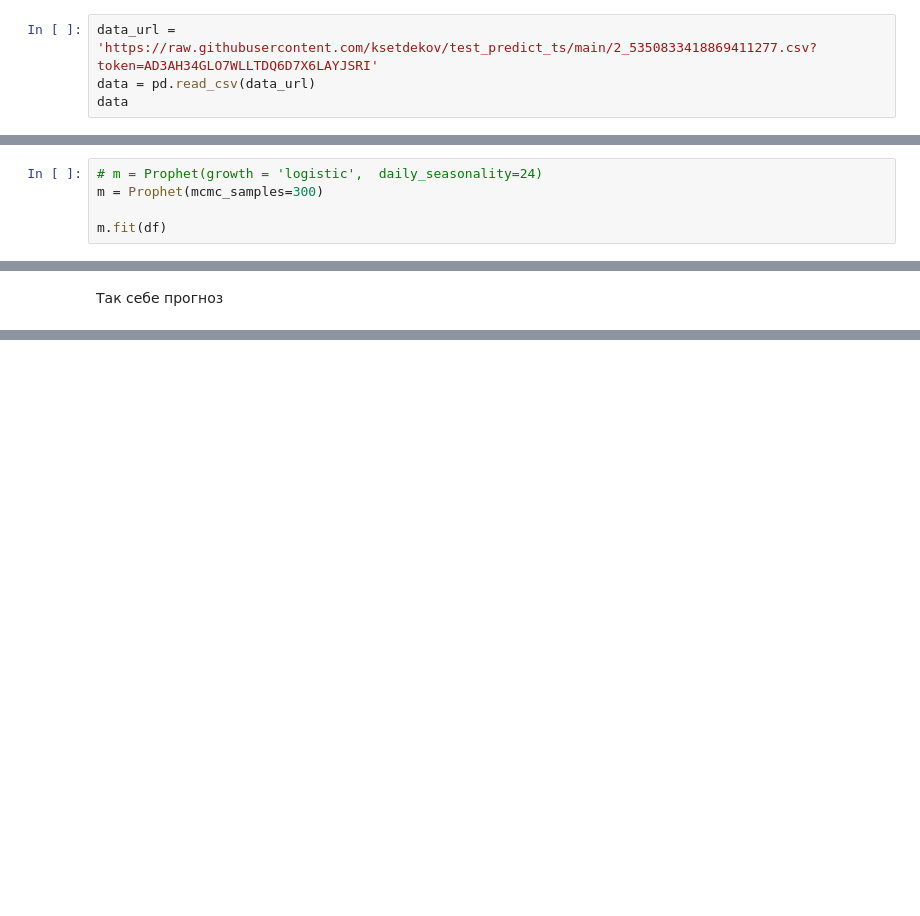
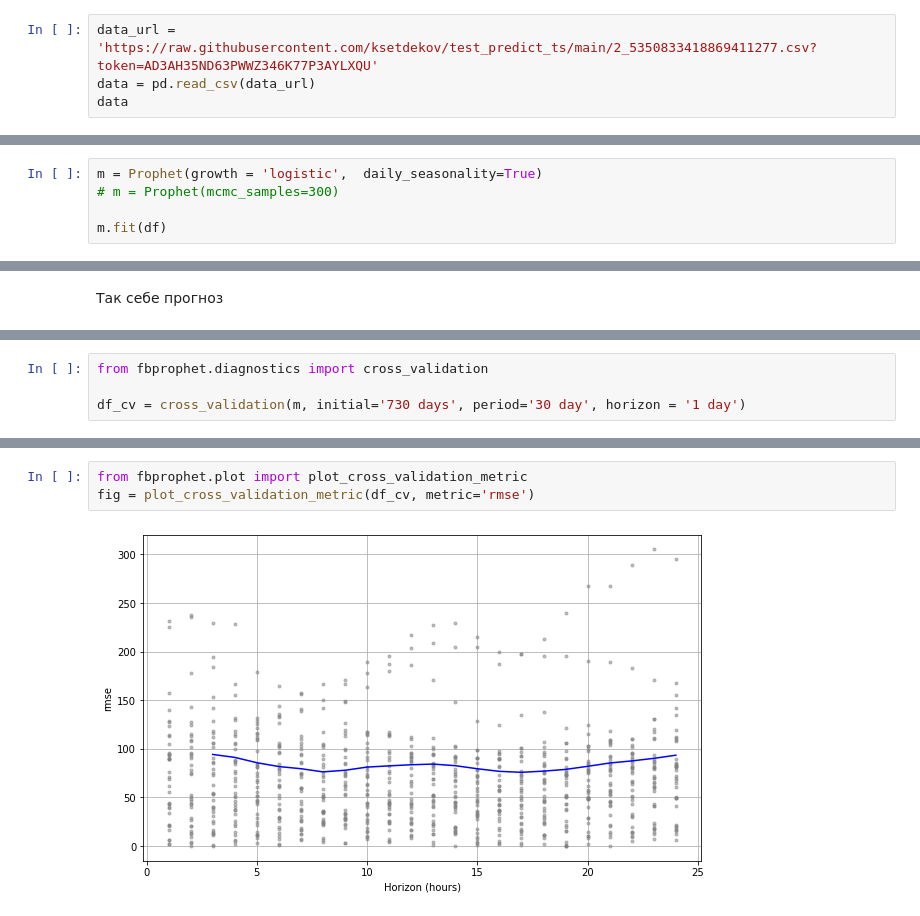
Before and after one commit to ksetdekov/Barbell-Lifts-Classification, a Jupyter notebook: analysis_and_fx.ipynb, the cells around one changed output, grey strips where cells are left out. Drawn from its saved outputs; the diff is of its cells as text; blank space fills up the shorter version.

Commit message:
did fb_prophet

```diff
--- a/analysis_and_fx.ipynb
+++ b/analysis_and_fx.ipynb
@@ -10,7 +10,7 @@ import seaborn as sns
 # %%
 %matplotlib inline
 # %%
-data_url = 'https://raw.githubusercontent.com/ksetdekov/test_predict_ts/main/2_5350833418869411277.csv?token=AD3AH34GLO7WLLTDQ6D7X6LAYJSRI'
+data_url = 'https://raw.githubusercontent.com/ksetdekov/test_predict_ts/main/2_5350833418869411277.csv?token=AD3AH35ND63PWWZ346K77P3AYLXQU'
 data = pd.read_csv(data_url)
 data
 # %% [output]
@@ -112,7 +112,7 @@ df.head()
 | 3 | 2010-01-02 03:00:00 | 181.0 | 2000 | 0 |
 | 4 | 2010-01-02 04:00:00 | 138.0 | 2000 | 0 |
 # %%
-# m = Prophet(growth = 'logistic',  daily_seasonality=24)
-m = Prophet(mcmc_samples=300)
+m = Prophet(growth = 'logistic',  daily_seasonality=True)
+# m = Prophet(mcmc_samples=300)
 
 m.fit(df)
@@ -141,0 +174,4 @@ ax.set_ylim([0, 500])
+# %%
+from fbprophet.diagnostics import cross_validation
+
+df_cv = cross_validation(m, initial='730 days', period='30 day', horizon = '1 day')
@@ -141,0 +192,5 @@ ax.set_ylim([0, 500])
+# %%
+from fbprophet.plot import plot_cross_validation_metric
+fig = plot_cross_validation_metric(df_cv, metric='rmse')
+# %% [output]
+[figure, added]
```
Also changed, not shown: parts of 13 cells of this notebook.
